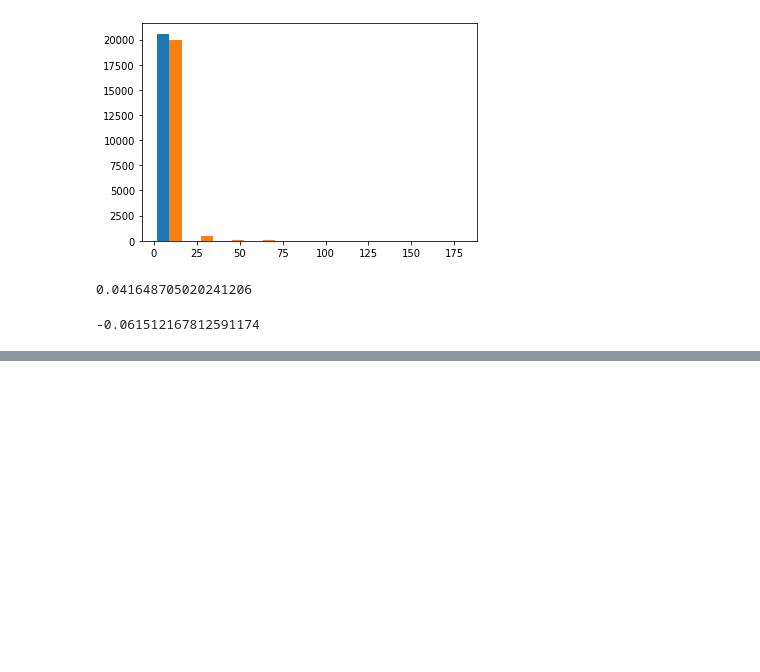
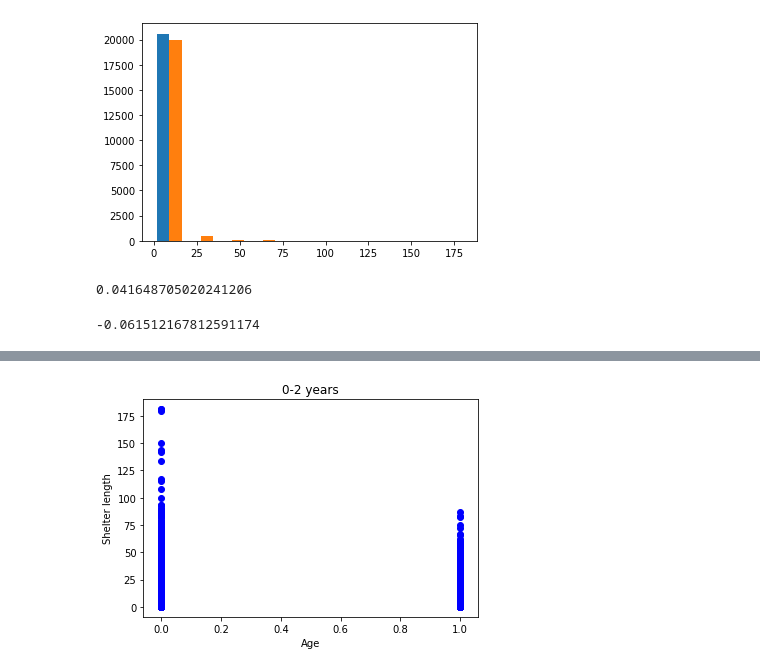
Before and after one commit to laceymaefield/Springboard_DSC, a Jupyter notebook: Data_wrangling-Copy1.ipynb, the cells around one changed output, grey strips where cells are left out. Drawn from its saved outputs; the diff is of its cells as text; code cells hidden in the pictures; blank space fills up the shorter version.

```diff
--- a/Data_wrangling-Copy1.ipynb
+++ b/Data_wrangling-Copy1.ipynb
@@ -1345,0 +1539,9 @@ print(my_svr.score(X_test, y_test))
+# %%
+plt.scatter(x, z, color='b')
+plt.title('0-2 years')
+plt.xlabel('Age')
+plt.ylabel("Shelter length")
+plt.show()
+#you can see below is a graph of the data. the shelter length for 0-2 years spans from 0 - 100 weeks.
+# %% [output]
+[figure, added]
```
Also changed, not shown: parts of 16 cells of this notebook.
